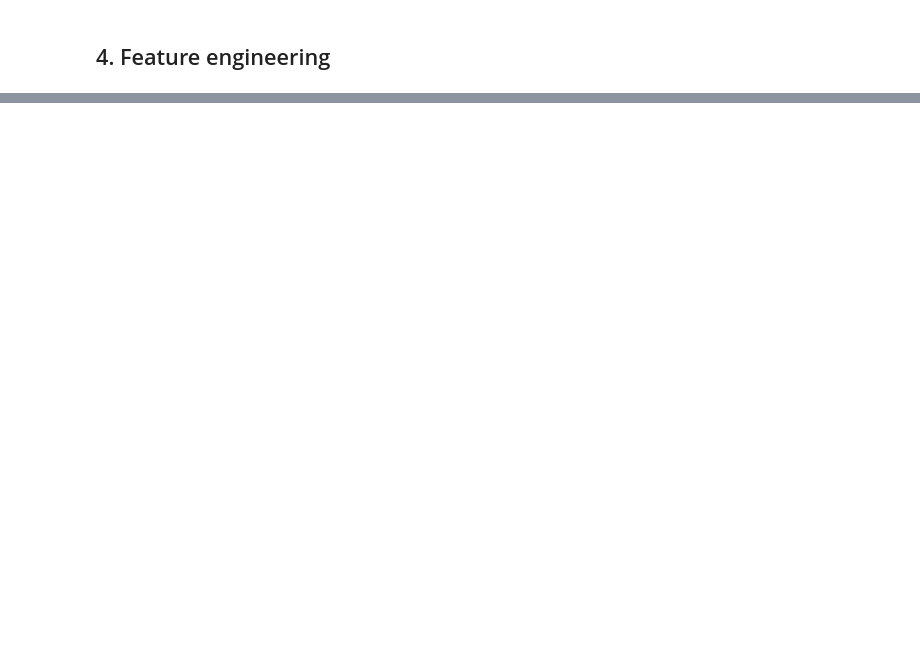
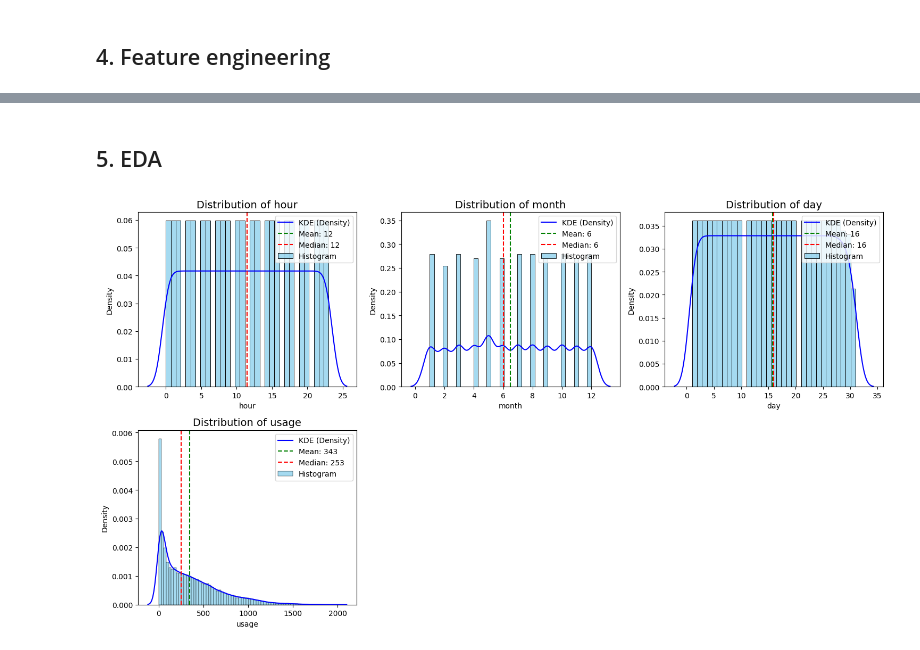
Before and after one commit to QuachGHuy/bike-sharing-demand-forecast, a Jupyter notebook: notebook/experiment.ipynb, the cells around one changed output, grey strips where cells are left out. Cells and saved outputs as stored; diff of their text form; code cells hidden in the pictures; blank space fills up the shorter version.

```diff
--- a/notebook/experiment.ipynb
+++ b/notebook/experiment.ipynb
@@ -109,0 +179,22 @@ df.head()
+# %%
+# Create season
+season_map = {
+    1: 'winter', 2: 'spring', 3: 'spring', 4: 'spring',
+    5: 'summer', 6: 'summer', 7: 'summer',
+    8: 'autumn', 9: 'autumn', 10: 'autumn',
+    11: 'winter', 12: 'winter'
+}
+
+df_final["season"] = df_temp.dt.month.map(season_map)
+# %%
+# Create weekend
+df_final["weekend"] = df_final["dow"].isin(["sat", "sun"]).astype(int)
+
+# Rearrange columns order
+df_final = df_final[["datetime", "month", "day", "hour", "dow", "weekend", "season", "icon", "usage"]].reindex()
+# %%
+# Transform datetime to date_since
+df_final["date_since"] = (df_final["datetime"] - df_final["datetime"].min()).dt.days
+df_final =df_final.drop(columns="datetime")
+df_final = df_final[["date_since", "month", "day", "hour", "dow", "weekend", "season", "icon", "usage"]].reindex()
+df_final.head()
@@ -109,0 +230,2 @@ df.head()
+# %% [markdown]
+## 5. EDA
@@ -109,0 +317,9 @@ df.head()
+# %%
+numeric = ["hour", "month", "day"]
+category = ["dow", "weekend", "icon"]
+tar = "usage"
+plotter = eda_plot(df_final, numeric, category, tar)
+# %%
+plotter.plot_distribution_histogram()
+# %% [output]
+[figure, added]
```
Also changed, not shown: parts of 47 cells of this notebook.
